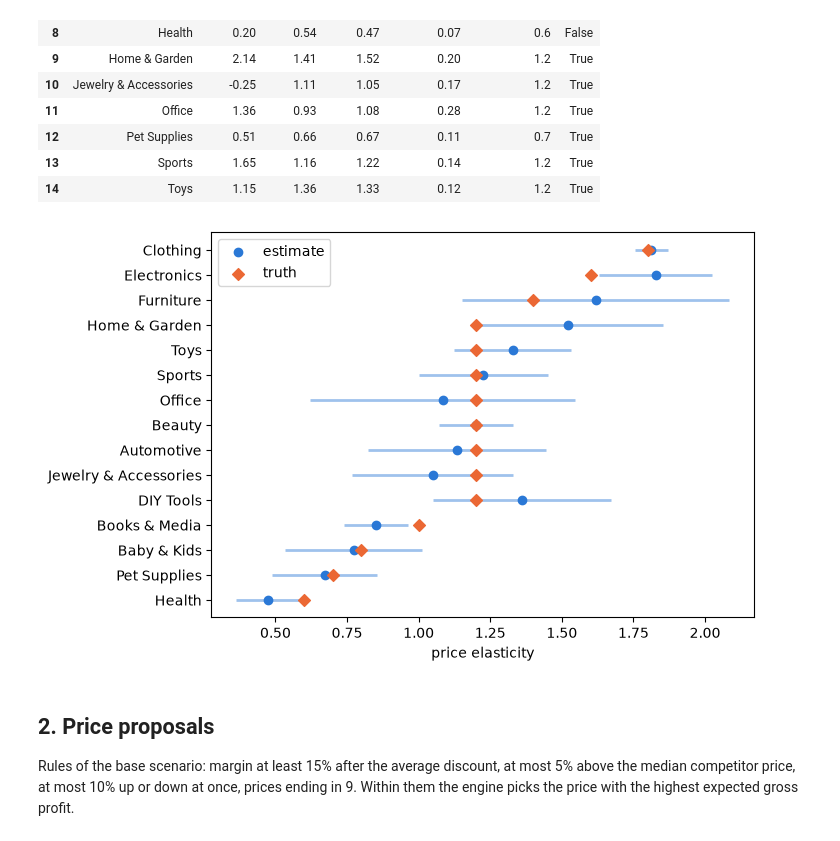
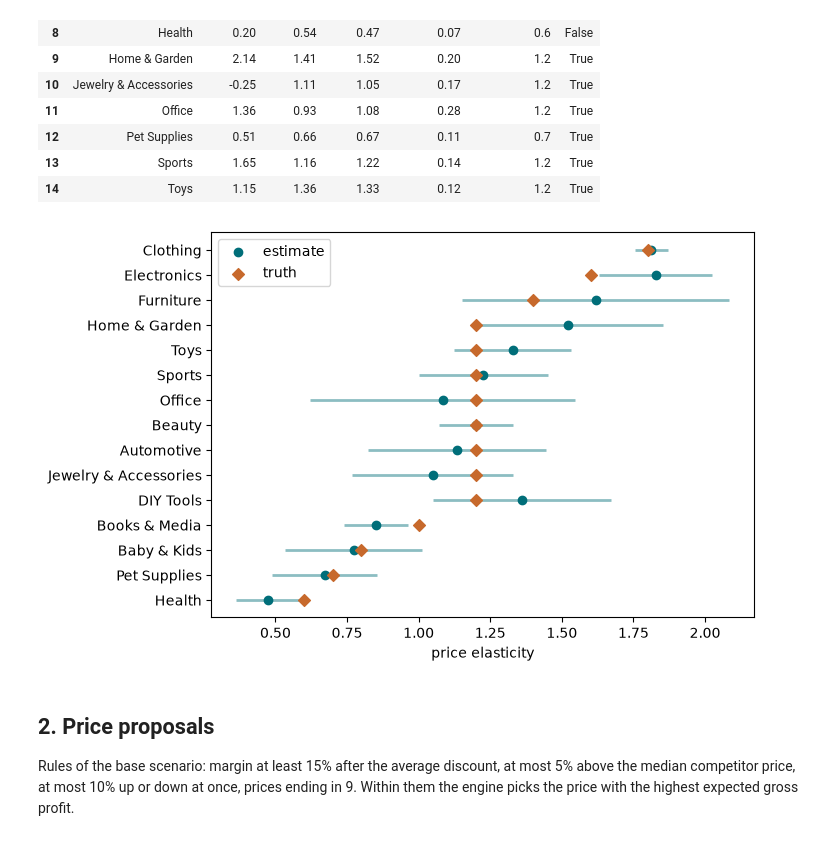
Before and after one commit to tlabedzki/Pricing-Engine, a Jupyter notebook: notebooks/01-pricing-engine.ipynb, the cells around one changed output. Cells and saved outputs as stored; diff of their text form; code cells hidden in the pictures.

Commit message:
Use the portfolio look of Data-Generator: Inter from the repo, tabular figures, teal and copper

```diff
--- a/notebooks/01-pricing-engine.ipynb
+++ b/notebooks/01-pricing-engine.ipynb
@@ -55,15 +55,15 @@ table.assign(hit=(table['true_elasticity'] >= low) & (table['true_elasticity'] <
 # %%
 t = table.sort_values('true_elasticity')
 fig, ax = plt.subplots(figsize=(7, 5))
 ax.hlines(t['category'], t['elasticity'] - 1.645 * t['elasticity_se'], t['elasticity'] + 1.645 * t['elasticity_se'],
-          color='#2a78d6', alpha=0.45, linewidth=2)
-ax.scatter(t['elasticity'], t['category'], color='#2a78d6', label='estimate', zorder=3)
-ax.scatter(t['true_elasticity'], t['category'], color='#eb6834', marker='D', label='truth', zorder=4)
+          color=theme.PRIMARY, alpha=0.45, linewidth=2)
+ax.scatter(t['elasticity'], t['category'], color=theme.PRIMARY, label='estimate', zorder=3)
+ax.scatter(t['true_elasticity'], t['category'], color=theme.ACCENT, marker='D', label='truth', zorder=4)
 ax.set_xlabel('price elasticity')
 ax.legend()
 plt.show()
 # %% [output]
-[figure, old version]
+[figure, new version]
 # %% [markdown]
 ## 2. Price proposals
 
```
Also changed, not shown: parts of 1 cell of this notebook, 23 other files.
